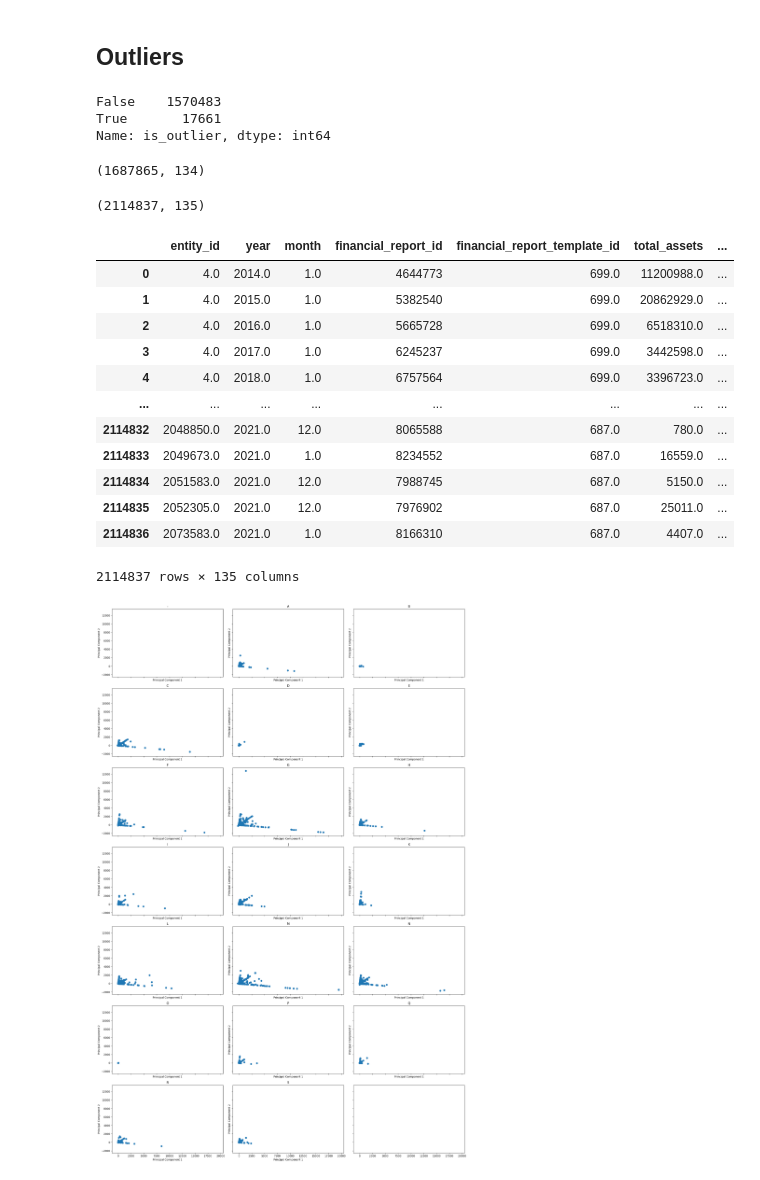
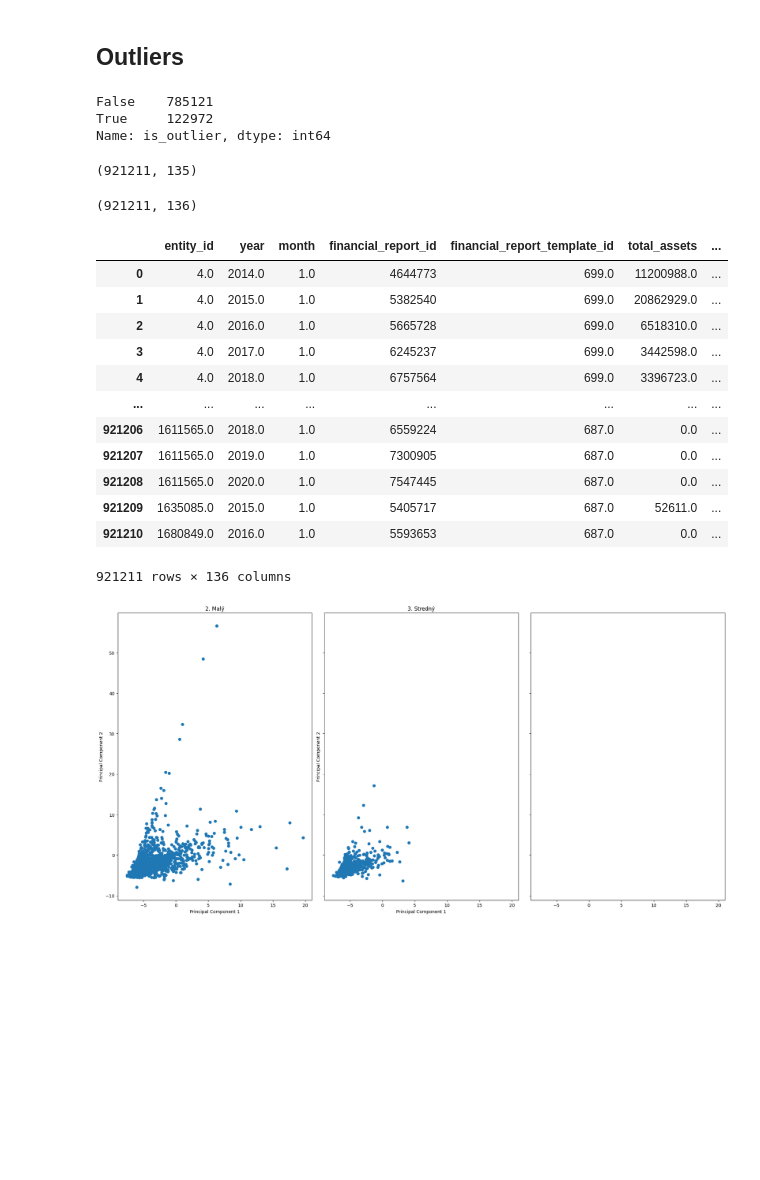
Before and after one commit to rohalmatus/financial-distress-models, a Jupyter notebook: CODE/TRANSFORM/07_main_dataset_finalize.ipynb, the cells around one changed output. Drawn from its saved outputs; the diff is of its cells as text; code cells hidden in the pictures; blank space fills up the shorter version.

```diff
--- a/CODE/TRANSFORM/07_main_dataset_finalize.ipynb
+++ b/CODE/TRANSFORM/07_main_dataset_finalize.ipynb
@@ -97,7 +108,11 @@ def mahalanobis_distance(data):
 
     data = data.drop(columns = ['L2'])
 
-    normalized_data = pd.DataFrame(fill_missing_values_mean(data), columns=data.columns, index=data.index)
+    filled_data = fill_missing_values_mean(data)
+    if filled_data.shape != data.shape:
+        display(data)
+        display(filled_data)
+    normalized_data = pd.DataFrame(filled_data, columns=data.columns, index=data.index)
     # Normalize the data
     # normalized_data = (imputed_data - imputed_data.mean()) / imputed_data.std()
 
@@ -131,17 +146,7 @@ def mahalanobis_distance(data):
         display(data)
         display(normalized_data)
 
-def flag_outliers_mahalanobis(data, threshold=3):
-    """
-    Flag outliers in a DataFrame using Mahalanobis Distance method.
-
-    Parameters:
-        data (DataFrame): Input DataFrame containing numerical columns.
-        threshold (float): Threshold for identifying outliers based on Mahalanobis Distance.
-
-    Returns:
-        outliers (Series): Boolean Series indicating whether each data point is an outlier.
-    """
+def flag_outliers_mahalanobis(data, threshold=2):
     # Calculate Mahalanobis Distance for each data point
     distances = mahalanobis_distance(data)
 
@@ -163,33 +168,34 @@ def flag_outliers_mahalanobis(data, threshold=3):
 outlier_boolean_1 = pd.DataFrame()
 for year in YEARS:
     for sal_class in SAL_CLASSES:
-        subset = financial_ratios_table.query('period_length == 12 and sal_class == @sal_class and year == @year').set_index(['entity_ico', 'year'])[FINANCIAL_RATIOS]
-        if subset.shape[0] < 2:
+        for sknace in SKNACE_DIVISIONS:
+            subset = financial_ratios_table.query('period_length == 12 and sal_class == @sal_class and year == @year and sknace_division == @sknace').set_index(['financial_statement_id'])[FINANCIAL_RATIOS]
+            if subset.shape[0] < 5:
+                outlier_boolean_1 = pd.concat([
+                    outlier_boolean_1,
+                    subset.reset_index()[['financial_statement_id']]
+                ], axis=0)
+                continue
             outlier_boolean_1 = pd.concat([
                 outlier_boolean_1,
-                subset.reset_index()[['entity_ico', 'year']]
+                flag_outliers_mahalanobis(subset).to_frame(name = 'is_outlier').reset_index()
             ], axis=0)
-            continue
-        outlier_boolean_1 = pd.concat([
-            outlier_boolean_1,
-            flag_outliers_mahalanobis(subset).to_frame(name = 'is_outlier').reset_index()
-        ], axis=0)
 
 display(outlier_boolean_1['is_outlier'].value_counts())
 # %% [output]
-False    1570483
-True       17661
+False    785121
+True     122972
 Name: is_outlier, dtype: int64
 # %%
 display(financial_ratios_table.shape)
 
-financial_ratios_table = financial_ratios_table.merge(outlier_boolean_1, on = ['entity_ico', 'year'], how = 'left')
+financial_ratios_table = financial_ratios_table.merge(outlier_boolean_1, on = ['financial_statement_id'], how = 'left')
 
 display(financial_ratios_table.shape)
 display(financial_ratios_table)
 # %% [output]
-(1687865, 134)
+(921211, 135)
-(2114837, 135)
+(921211, 136)
 |  | entity_id | year | month | financial_report_id | financial_report_template_id | total_assets | ... |
 | 0 | 4.0 | 2014.0 | 1.0 | 4644773 | 699.0 | 11200988.0 | ... |
 | 1 | 4.0 | 2015.0 | 1.0 | 5382540 | 699.0 | 20862929.0 | ... |
@@ -197,42 +203,44 @@ display(financial_ratios_table)
 | 3 | 4.0 | 2017.0 | 1.0 | 6245237 | 699.0 | 3442598.0 | ... |
 | 4 | 4.0 | 2018.0 | 1.0 | 6757564 | 699.0 | 3396723.0 | ... |
 | ... | ... | ... | ... | ... | ... | ... | ... |
-| 2114832 | 2048850.0 | 2021.0 | 12.0 | 8065588 | 687.0 | 780.0 | ... |
-| 2114833 | 2049673.0 | 2021.0 | 1.0 | 8234552 | 687.0 | 16559.0 | ... |
-| 2114834 | 2051583.0 | 2021.0 | 12.0 | 7988745 | 687.0 | 5150.0 | ... |
-| 2114835 | 2052305.0 | 2021.0 | 12.0 | 7976902 | 687.0 | 25011.0 | ... |
-| 2114836 | 2073583.0 | 2021.0 | 1.0 | 8166310 | 687.0 | 4407.0 | ... |
+| 921206 | 1611565.0 | 2018.0 | 1.0 | 6559224 | 687.0 | 0.0 | ... |
+| 921207 | 1611565.0 | 2019.0 | 1.0 | 7300905 | 687.0 | 0.0 | ... |
+| 921208 | 1611565.0 | 2020.0 | 1.0 | 7547445 | 687.0 | 0.0 | ... |
+| 921209 | 1635085.0 | 2015.0 | 1.0 | 5405717 | 687.0 | 52611.0 | ... |
+| 921210 | 1680849.0 | 2016.0 | 1.0 | 5593653 | 687.0 | 0.0 | ... |
-2114837 rows × 135 columns
+921211 rows × 136 columns
 # %%
 from sklearn.decomposition import PCA
 import seaborn as sns
 from matplotlib import pyplot as plt
 
 
-fig, axes = plt.subplots(ncols=3, nrows=len(SKNACE_DIVISIONS) // 3 + 1, sharex=True, sharey=True, figsize=(20, 30))
+SAL_CLASSES2 = ["2. Malý", "3. Stredný"]
+
+fig, axes = plt.subplots(ncols=3, nrows=len(SAL_CLASSES2) // 3 + 1, sharex=True, sharey=True, figsize=(20, 10))
 axes = axes.flatten()
 
 data_group = financial_ratios_table.query('year == 2018 and is_outlier == False')
 
 data = fill_missing_values_mean(data_group[['L3', 'EQ_TL']].values)
 
 pca = PCA(n_components=2)
 pca_data = pca.fit_transform(data)
 
 
-for i, sknace in enumerate(SKNACE_DIVISIONS):
+for i, sknace in enumerate(SAL_CLASSES2):
     ax = axes[i]
-    class_indices = data_group['sknace_division'] == sknace
+    class_indices = data_group['sal_class'] == sknace
 
     ax.scatter(pca_data[class_indices, 0], pca_data[class_indices, 1], label=sknace)
 
     ax.set_title(f'{sknace}')
     ax.set_xlabel('Principal Component 1')
     ax.set_ylabel('Principal Component 2')
 plt.tight_layout()
 plt.show()
 # %% [output]
-[figure, old version]
+[figure, new version]
 # %%
 DISTRESS_CRITERIA =  ['DPHZ_vat_registration_cancelled',
  'DPHZ_vat_registration_cancelled_1y_off',
```
Also changed, not shown: parts of 4 cells of this notebook, 6 other files.
